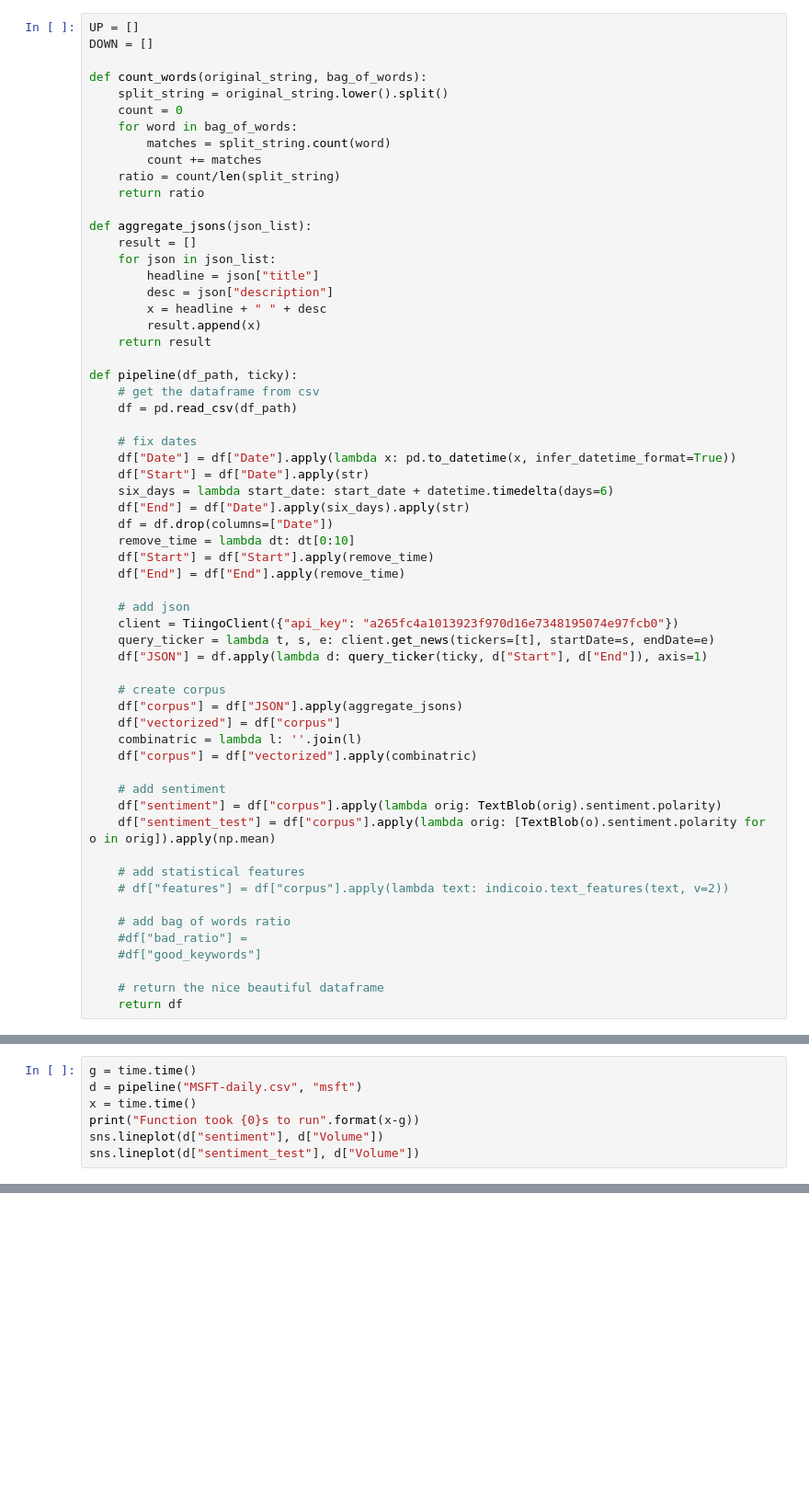
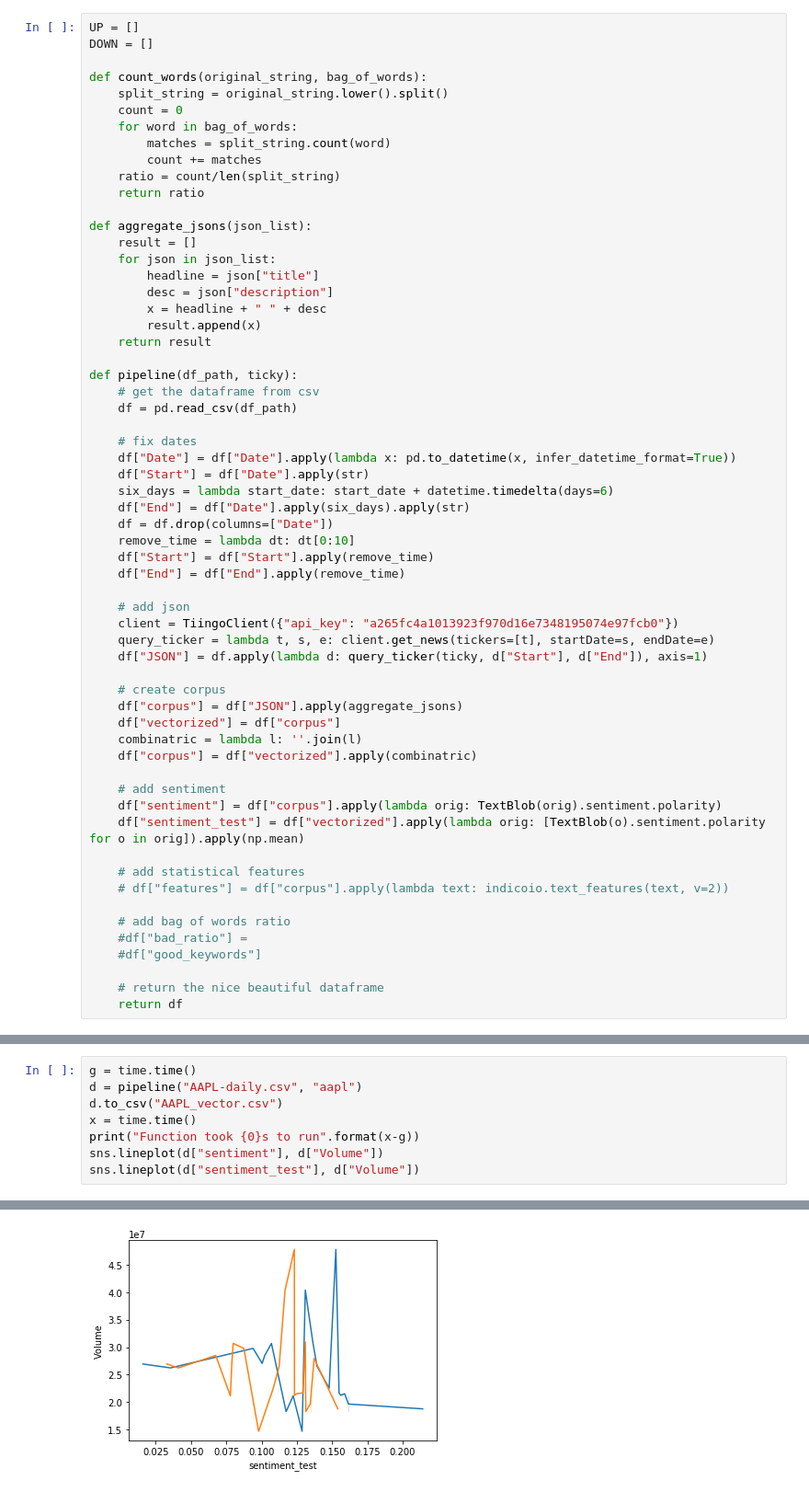
Before and after one commit to prisubs/CompliantWeb, a Jupyter notebook: aggregator.ipynb, the cells around one changed output, grey strips where cells are left out. Shown at 92% size. Drawn from its saved outputs; the diff is of its cells as text; blank space fills up the shorter version.

```diff
--- a/aggregator.ipynb
+++ b/aggregator.ipynb
@@ -56,7 +57,7 @@ def pipeline(df_path, ticky):
 
     # add sentiment
     df["sentiment"] = df["corpus"].apply(lambda orig: TextBlob(orig).sentiment.polarity)
-    df["sentiment_test"] = df["corpus"].apply(lambda orig: [TextBlob(o).sentiment.polarity for o in orig]).apply(np.mean)
+    df["sentiment_test"] = df["vectorized"].apply(lambda orig: [TextBlob(o).sentiment.polarity for o in orig]).apply(np.mean)
 
     # add statistical features
     # df["features"] = df["corpus"].apply(lambda text: indicoio.text_features(text, v=2))
@@ -80,7 +116,9 @@ d.head()
 # %%
 g = time.time()
-d = pipeline("MSFT-daily.csv", "msft")
+d = pipeline("AAPL-daily.csv", "aapl")
+d.to_csv("AAPL_vector.csv")
 x = time.time()
 print("Function took {0}s to run".format(x-g))
 sns.lineplot(d["sentiment"], d["Volume"])
 sns.lineplot(d["sentiment_test"], d["Volume"])
+# %% [output]
@@ -86,0 +127 @@ sns.lineplot(d["sentiment_test"], d["Volume"])
+[figure, added]
```
Also changed, not shown: parts of 17 cells of this notebook, 3 other files.
